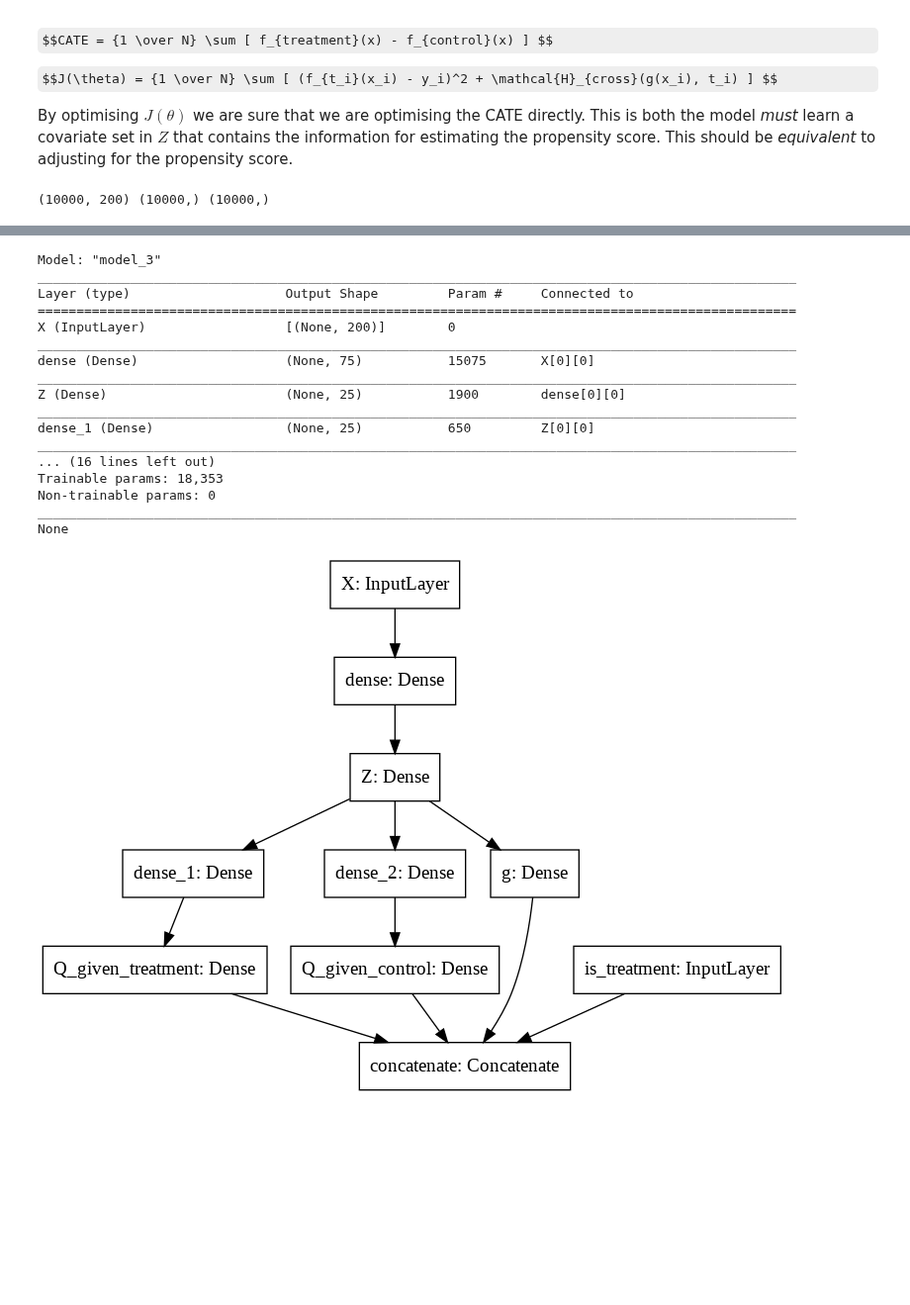
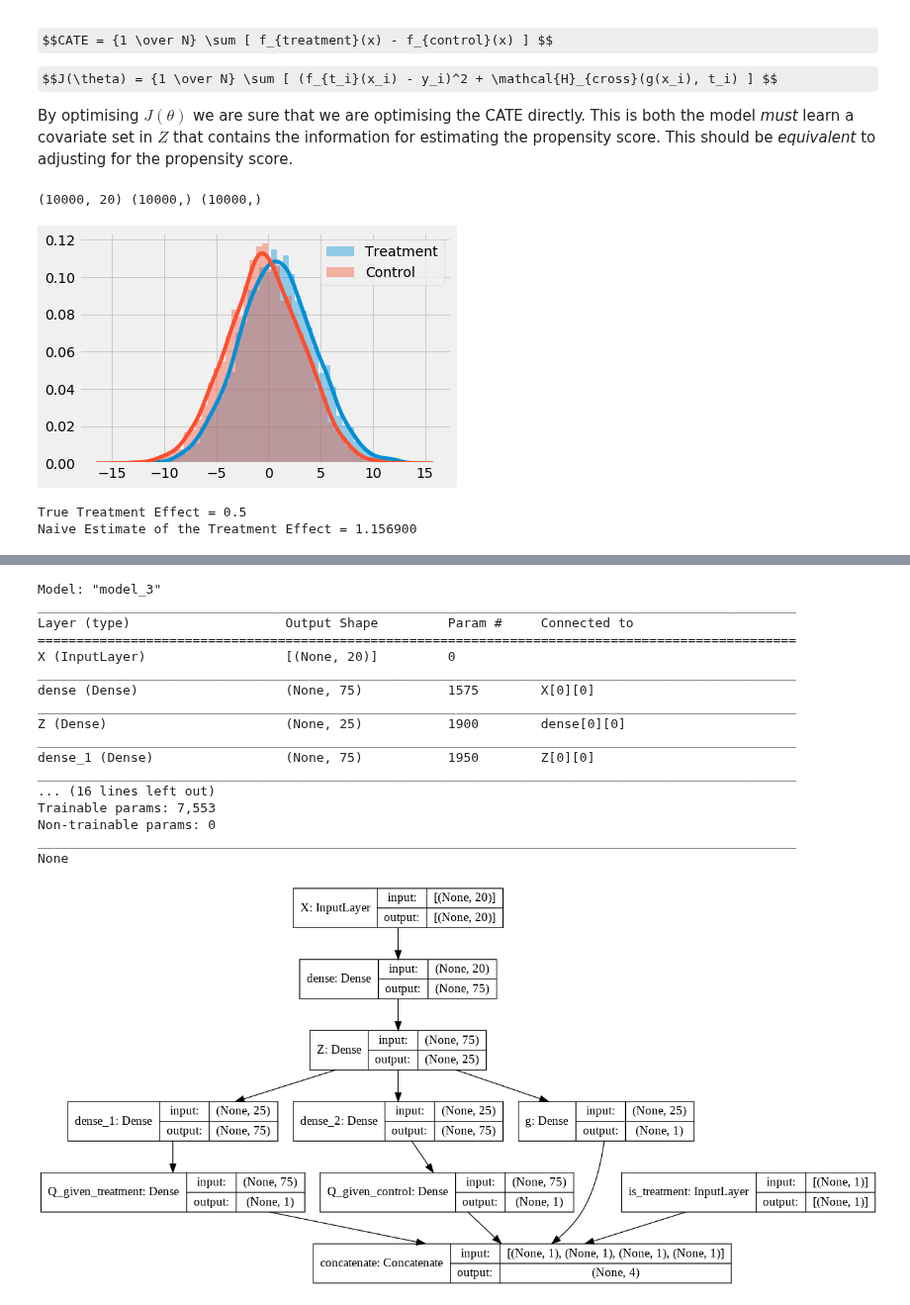
Before and after one commit to arose13/Notebooks, a Jupyter notebook: Causal Neural Networks - Conditional Average Treatment Effect (CATE).ipynb, the cells around one changed output, grey strips where cells are left out. Shown at 99% size. Cells and saved outputs as stored; diff of their text form; code cells hidden in the pictures; some formulas as TeX source; blank space fills up the shorter version.

```diff
--- a/Causal Neural Networks - Conditional Average Treatment Effect (CATE).ipynb
+++ b/Causal Neural Networks - Conditional Average Treatment Effect (CATE).ipynb
@@ -3,6 +5,8 @@
 # %%
+import functools
 import numpy as np
 from scipy import stats
+from scipy.special import expit
 
 import tensorflow as tf
 import tensorflow.keras as k
@@ -10,6 +14,7 @@ import tensorflow.keras.backend as K
 
 from IPython.display import SVG, Image
 
+import seaborn as sns
 import matplotlib.pyplot as graph
 graph.style.use('fivethirtyeight')
 
@@ -63,6 +68,13 @@ def propensity_xentropy(concat_true, concat_pred):
         concat_pred[:, 3],  # True is treatment
         concat_pred[:, 2]   # Estimated propensity score
     ))
+
+
+def treatment_accuracy(concat_true, concat_pred):
+    return k.metrics.binary_accuracy(
+        concat_pred[:, 3],  # True is treatment
+        concat_pred[:, 2]   # Estimated propensity score
+    )
 # %% [markdown]
 $$CATE = {1 \over N} \sum [ f_{treatment}(x) - f_{control}(x) ] $$
 
@@ -71,18 +83,36 @@ $$J(\theta) = {1 \over N} \sum [ (f_{t_i}(x_i) - y_i)^2 + \mathcal{H}_{cross}(g(
 By optimising $J(\theta)$ we are sure that we are optimising the CATE directly. This is both the model _must_ learn a covariate set in $Z$ that contains the information for estimating the propensity score. This should be _equivalent_ to adjusting for the propensity score.
 # %%
 # Setup quick fake data
-n, p = 10000, 200
-treatment_effect = 1
+n, p = int(1e4), 20
+treatment_effect = 0.5
 
 m = stats.norm().rvs(p)
 x = stats.norm().rvs((n, p))
-treatment_labels = stats.bernoulli(0.2).rvs(n)
+# treatment_labels = stats.bernoulli(0.2).rvs(n)  # Random assignment (Unconfounded)
+treatment_labels = expit((x[:, :5] @ m[:5]) + 2*stats.norm().rvs(n)).round()  # Conditional assignment (Confounding)
 
 y = x@m + treatment_effect*treatment_labels + stats.norm().rvs(n)
 
 print(x.shape, y.shape, treatment_labels.shape)
 # %% [output]
-(10000, 200) (10000,) (10000,)
+(10000, 20) (10000,) (10000,)
+# %%
+# Naive Estimate
+sns.distplot(y[treatment_labels.astype(bool)], label='Treatment')
+sns.distplot(y[~treatment_labels.astype(bool)], label='Control')
+graph.legend()
+graph.show()
+
+control_mean = y[~treatment_labels.astype(bool)].mean()
+treatment_mean = y[treatment_labels.astype(bool)].mean()
+naive_causal_estimate = treatment_mean - control_mean
+
+print(f'True Treatment Effect = {treatment_effect}')
+print(f'Naive Estimate of the Treatment Effect = {naive_causal_estimate:2f}')
+# %% [output]
+[figure, added]
+True Treatment Effect = 0.5
+Naive Estimate of the Treatment Effect = 1.156900
 # %%
 input_layer = k.layers.Input(shape=(x.shape[1],), name='X')
 treatment_label_layer = k.layers.Input(shape=(1,), name='is_treatment')
@@ -95,11 +125,11 @@ z = k.layers.Dense(25, activation='linear', name='Z')(z)
 g_hat = k.layers.Dense(1, activation='sigmoid', name='g')(z)
 
 # Treatment Network
-q_given_treatment = k.layers.Dense(25, activation='elu')(z)
+q_given_treatment = k.layers.Dense(75, activation='elu')(z)
 q_given_treatment = k.layers.Dense(1, name='Q_given_treatment')(q_given_treatment)  # Set to the output dimensionality
 
 # Control Network
-q_given_control = k.layers.Dense(25, activation='elu')(z)
+q_given_control = k.layers.Dense(75, activation='elu')(z)
 q_given_control = k.layers.Dense(1, name='Q_given_control')(q_given_control)
 
 # Training output
@@ -113,13 +143,13 @@ trainable_model = k.models.Model([input_layer, treatment_label_layer], concat_ou
 # Compile Models
 print(trainable_model.summary())
 
-k.utils.plot_model(trainable_model, to_file='tmp.png')
+k.utils.plot_model(trainable_model, to_file='tmp.png', show_shapes=True)
 display(Image('tmp.png'))
 
 trainable_model.compile(
-    optimizer=k.optimizers.Adam(),
+    optimizer=k.optimizers.SGD(),
     loss=causal_regression_with_propensity_score,
-    metrics=[conditional_average_treatment_effect, propensity_xentropy]
+    metrics=[conditional_average_treatment_effect, treatment_accuracy, propensity_xentropy]
 )
 # %% [output]
 WARNING: Logging before flag parsing goes to stderr.
@@ -127,23 +157,23 @@ W0823 00:38:16.528594 140232438843264 deprecation.py:506] From /usr/local/lib/py
 Instructions for updating:
 Call initializer instance with the dtype argument instead of passing it to the constructor
 Model: "model_3"
 __________________________________________________________________________________________________
 Layer (type)                    Output Shape         Param #     Connected to
 ==================================================================================================
-X (InputLayer)                  [(None, 200)]        0
+X (InputLayer)                  [(None, 20)]         0
 __________________________________________________________________________________________________
-dense (Dense)                   (None, 75)           15075       X[0][0]
+dense (Dense)                   (None, 75)           1575        X[0][0]
 __________________________________________________________________________________________________
 Z (Dense)                       (None, 25)           1900        dense[0][0]
 __________________________________________________________________________________________________
-dense_1 (Dense)                 (None, 25)           650         Z[0][0]
+dense_1 (Dense)                 (None, 75)           1950        Z[0][0]
 __________________________________________________________________________________________________
 ... (16 lines left out)
-Trainable params: 18,353
+Trainable params: 7,553
 Non-trainable params: 0
 __________________________________________________________________________________________________
 None
-[figure, old version]
+[figure, new version]
 # %%
 hist = trainable_model.fit(
     [x, treatment_labels], y,
```
Also changed, not shown: parts of 8 cells of this notebook.
